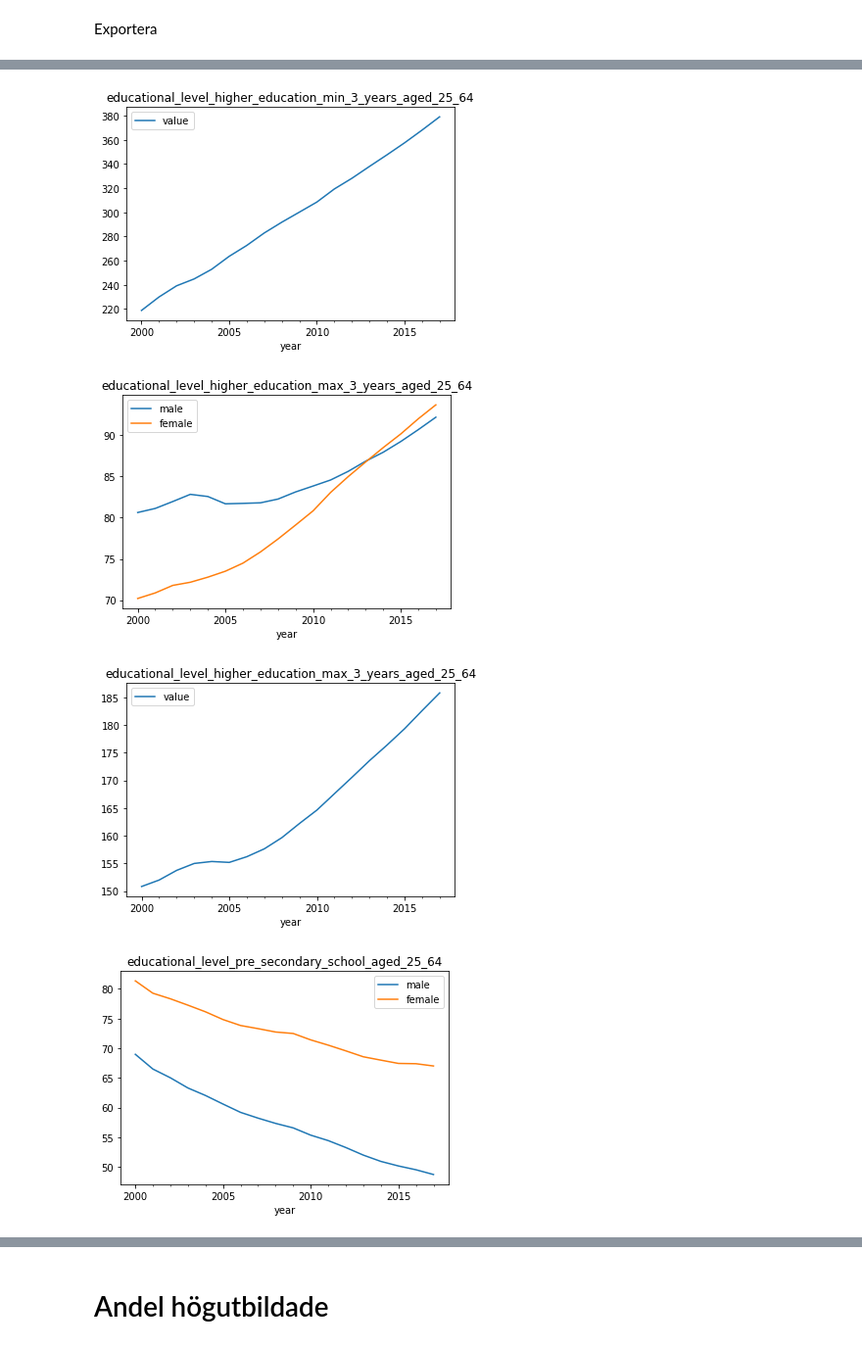
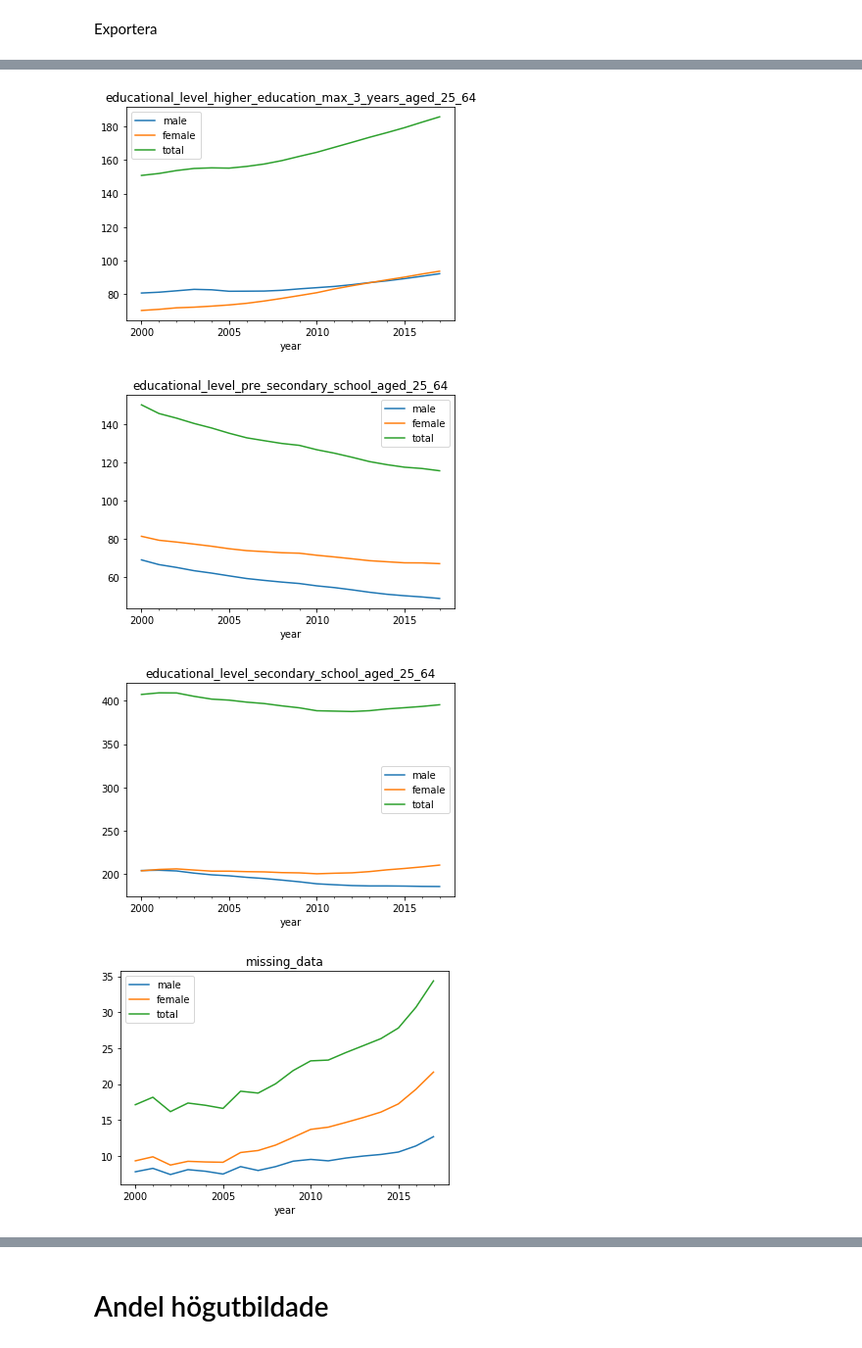
Before and after one commit to geoinfobyran/sodertornsmodellen-update, a Jupyter notebook: educational_level.ipynb, the cells around one changed output, grey strips where cells are left out. Shown at 98% size. Cells and saved outputs as stored; diff of their text form; code cells hidden in the pictures.

Commit message:
plot total together with genders

```diff
--- a/educational_level.ipynb
+++ b/educational_level.ipynb
@@ -103,9 +103,8 @@ for i in concept_key:
     male, female = byGender(concept, level)
     plotcombined(male, 'male', concept)
     plotcombined(female, 'female')
-    plt.show()
     level = level.groupby(['basomrade', 'year']).sum().reset_index()
     combined = appendNewDatapoints(concept, level)
-    plotcombined(combined, title=concept)
+    plotcombined(combined, 'total', title=concept)
     plt.show()
 # %% [output]
@@ -113,4 +112,4 @@ for i in concept_key:
-[figure, old version]
+[figure, new version]
-[figure, old version]
+[figure, new version]
-[figure, old version]
+[figure, new version]
-[figure, old version]
+[figure, new version]
```
Also changed, not shown: parts of 1 cell of this notebook.
